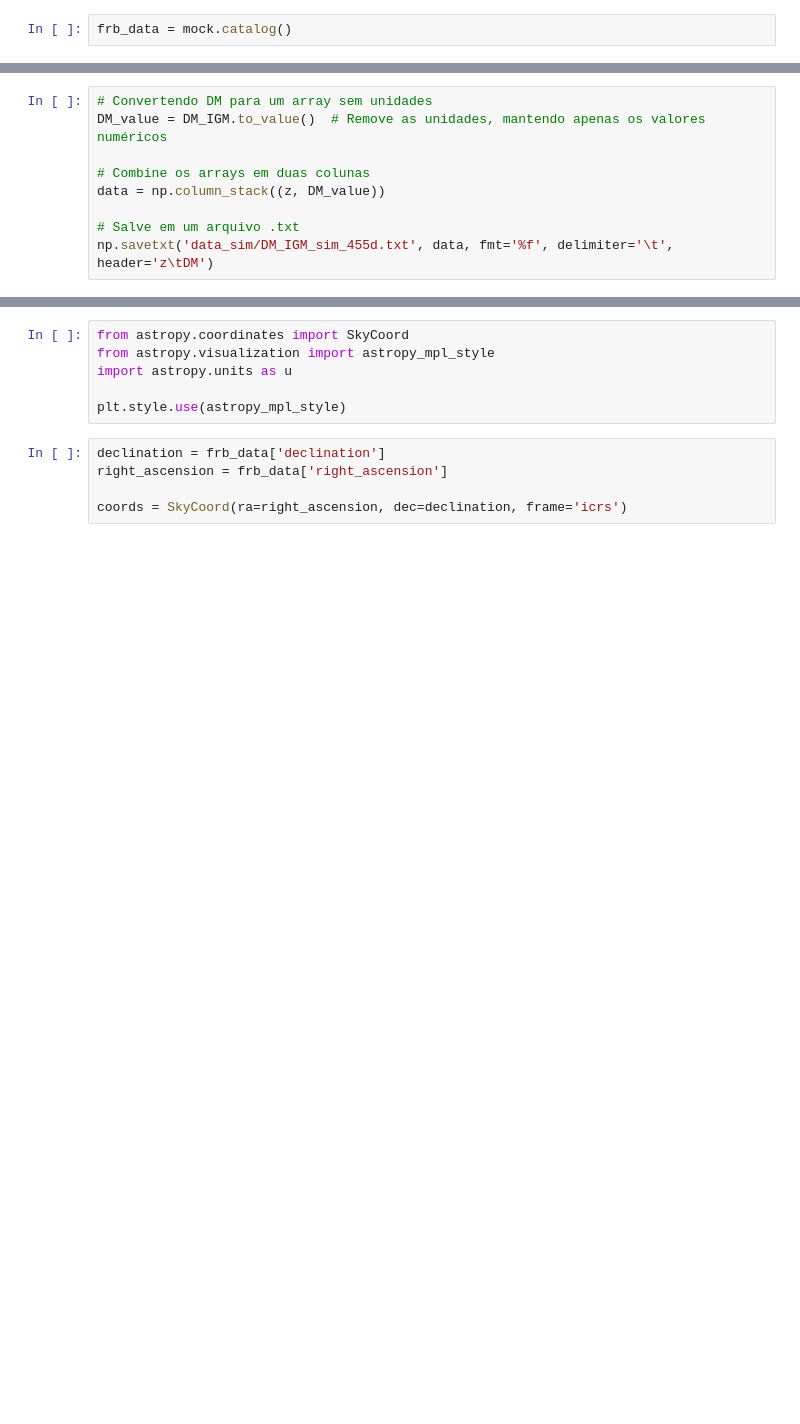
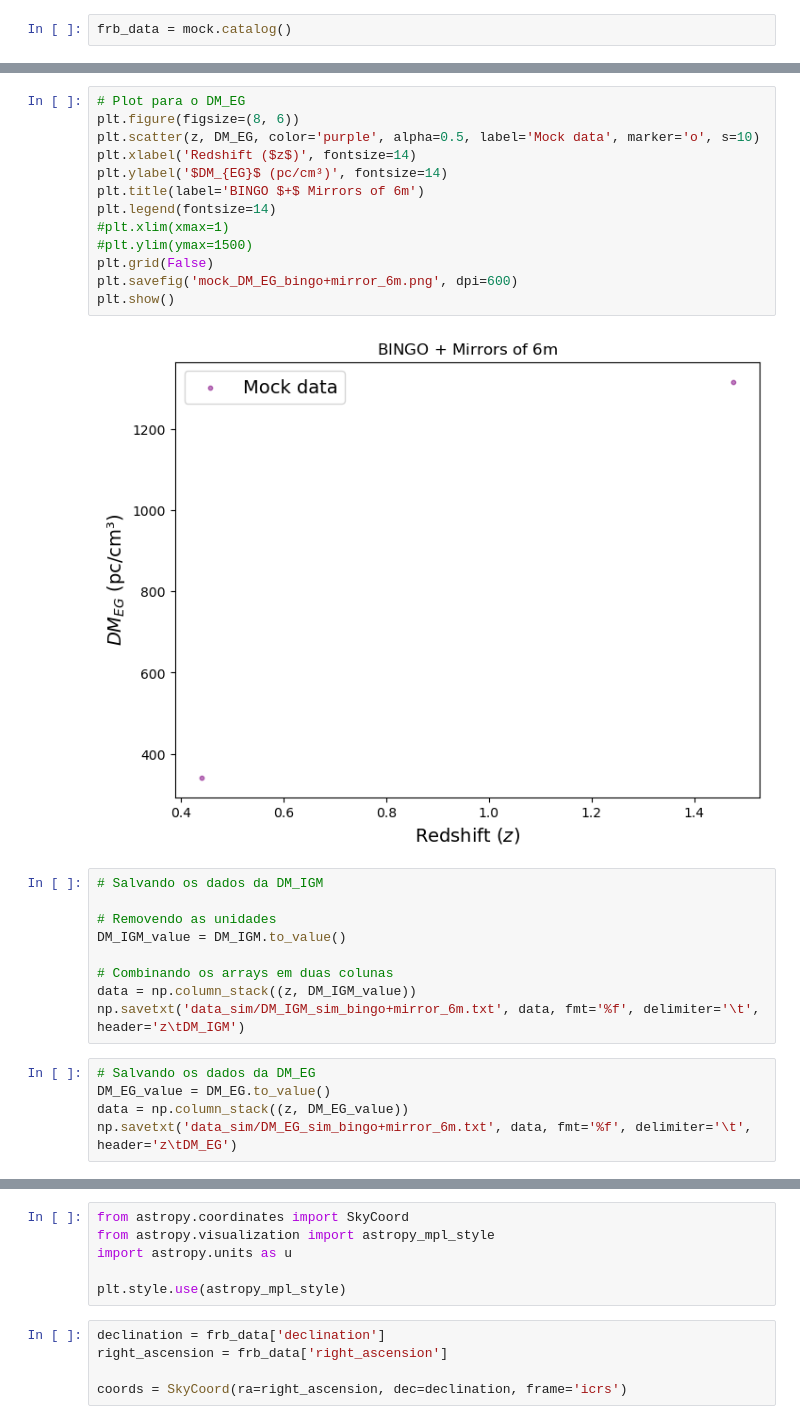
Before and after one commit to lazarolima/frblip, a Jupyter notebook: examples/quick_start.ipynb, the cells around one changed output, grey strips where cells are left out. Drawn from its saved outputs; the diff is of its cells as text; blank space fills up the shorter version.

```diff
--- a/examples/quick_start.ipynb
+++ b/examples/quick_start.ipynb
@@ -190,9 +203,29 @@ plt.show()
+# %%
+# Plot para o DM_EG
+plt.figure(figsize=(8, 6))
+plt.scatter(z, DM_EG, color='purple', alpha=0.5, label='Mock data', marker='o', s=10)
+plt.xlabel('Redshift ($z$)', fontsize=14)
+plt.ylabel('$DM_{EG}$ (pc/cm³)', fontsize=14)
+plt.title(label='BINGO $+$ Mirrors of 6m')
+plt.legend(fontsize=14)
+#plt.xlim(xmax=1)
+#plt.ylim(ymax=1500)
+plt.grid(False)
+plt.savefig('mock_DM_EG_bingo+mirror_6m.png', dpi=600)
+plt.show()
+# %% [output]
+[figure, added]
 # %%
-# Convertendo DM para um array sem unidades
-DM_value = DM_IGM.to_value()  # Remove as unidades, mantendo apenas os valores numéricos
+# Salvando os dados da DM_IGM
 
-# Combine os arrays em duas colunas
-data = np.column_stack((z, DM_value))
+# Removendo as unidades
+DM_IGM_value = DM_IGM.to_value()
 
-# Salve em um arquivo .txt
-np.savetxt('data_sim/DM_IGM_sim_455d.txt', data, fmt='%f', delimiter='\t', header='z\tDM')
+# Combinando os arrays em duas colunas
+data = np.column_stack((z, DM_IGM_value))
+np.savetxt('data_sim/DM_IGM_sim_bingo+mirror_6m.txt', data, fmt='%f', delimiter='\t', header='z\tDM_IGM')
+# %%
+# Salvando os dados da DM_EG
+DM_EG_value = DM_EG.to_value()
+data = np.column_stack((z, DM_EG_value))
+np.savetxt('data_sim/DM_EG_sim_bingo+mirror_6m.txt', data, fmt='%f', delimiter='\t', header='z\tDM_EG')
```
Also changed, not shown: parts of 31 cells of this notebook, 18 other files.
